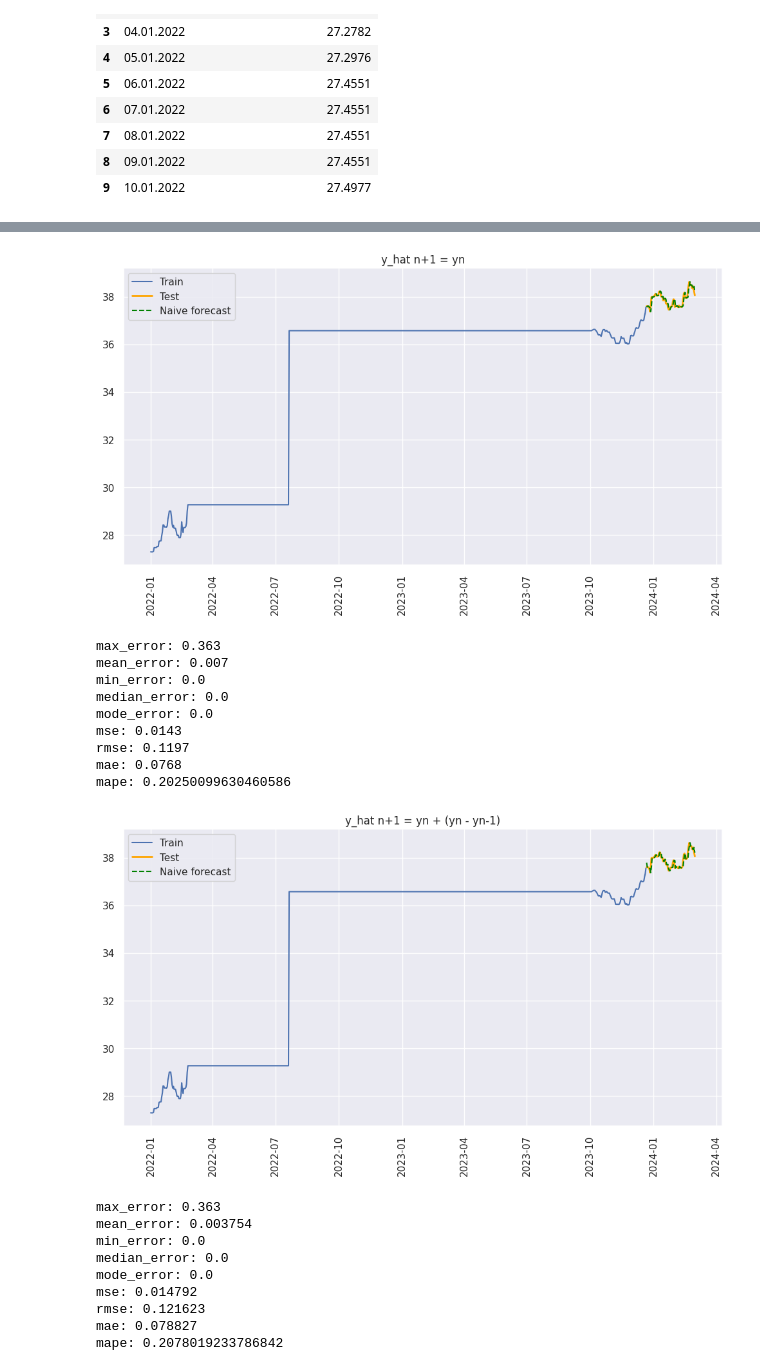
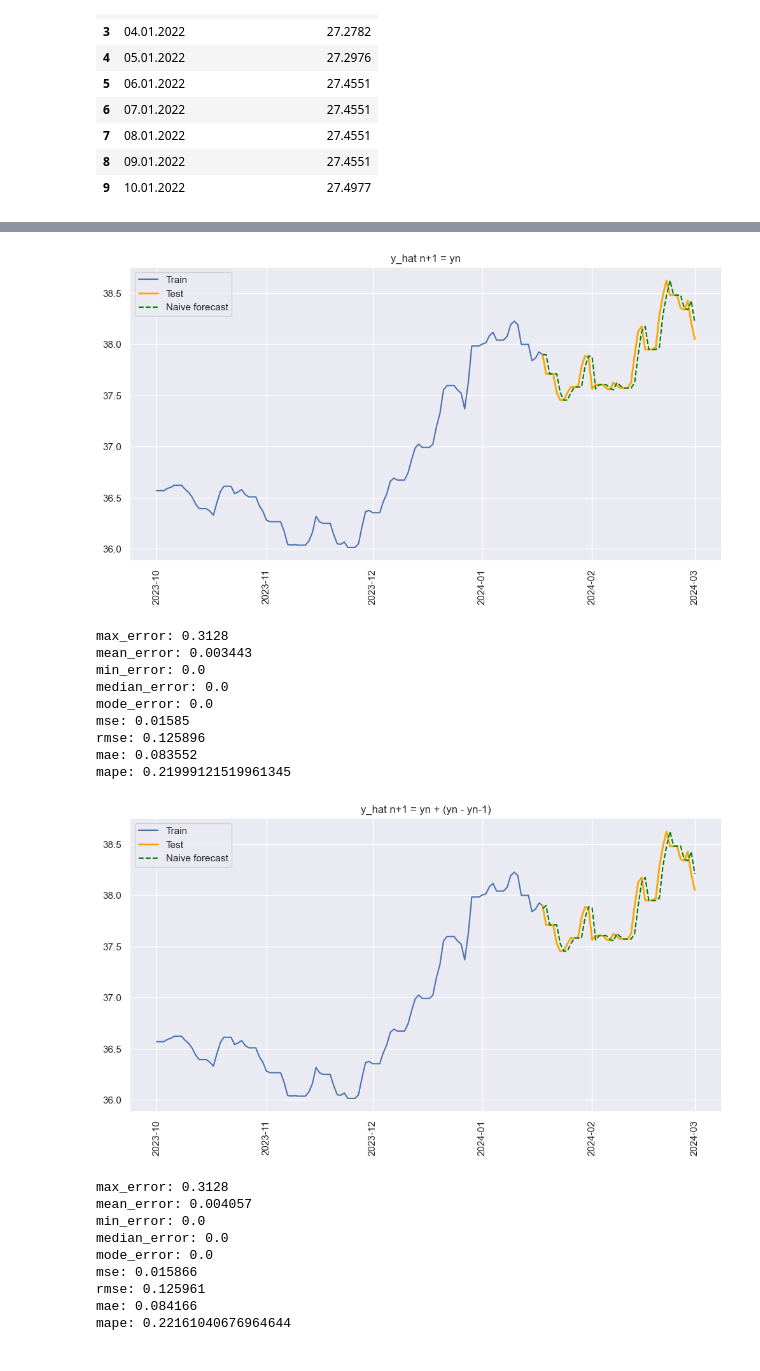
Before and after one commit to 4gn5t/DataAnalysis, a Jupyter notebook: lab7/main.ipynb, the cells around one changed output, grey strips where cells are left out. Drawn from its saved outputs; the diff is of its cells as text; code cells hidden in the pictures.

```diff
--- a/lab7/main.ipynb
+++ b/lab7/main.ipynb
@@ -52,9 +52,13 @@ _data[['Дата', 'Офіційний курс гривні, грн']].head(10)
 | 8 | 09.01.2022 | 27.4551 |
 | 9 | 10.01.2022 | 27.4977 |
 # %%
-date = _data['Дата'].to_numpy()
-value = _data['Офіційний курс гривні, грн'].to_numpy()
+mask = pd.to_datetime(_data['Дата'], format='%d.%m.%Y') >= pd.to_datetime('01.10.2023', format='%d.%m.%Y')
+_data_filtered = _data[mask]
+
+date = _data_filtered['Дата'].to_numpy()
+value = _data_filtered['Офіційний курс гривні, грн'].to_numpy()
 date = pd.to_datetime(date, format='%d.%m.%Y')
+
 
 sns.set_theme(style="darkgrid")
 plt.figure(figsize=(15, 8))
@@ -71,7 +75,7 @@ plt.show()
 # %%
-train_len = 720
-train = _data.iloc[:train_len].copy()
-test = _data.iloc[train_len:].copy()
+train_len = 110
+train = _data_filtered.iloc[:train_len].copy()
+test = _data_filtered.iloc[train_len-1:].copy()
 
 train['Дата'] = pd.to_datetime(train['Дата'], format='%d.%m.%Y')
 test['Дата'] = pd.to_datetime(test['Дата'], format='%d.%m.%Y')
@@ -96,14 +100,14 @@ plt.show()
 def calculation_statistic_error(y_true, y_pred):
     errors = y_true - y_pred
     return {
-        'max_error': np.max(np.abs(errors)).round(4),
-        'mean_error': np.mean(errors).round(4),
-        'min_error': np.min(np.abs(errors)).round(4),
-        'median_error': np.median(errors).round(4),
-        'mode_error': stats.mode(errors, keepdims=True)[0][0].round(4),
-        'mse': np.mean(errors**2).round(4),
-        'rmse': np.sqrt(np.mean(errors**2)).round(4),
-        'mae': np.mean(np.abs(errors)).round(4),
+        'max_error': np.max(np.abs(errors)).round(6),
+        'mean_error': np.mean(errors).round(6),
+        'min_error': np.min(np.abs(errors)).round(6),
+        'median_error': np.median(errors).round(6),
+        'mode_error': stats.mode(errors, keepdims=True)[0][0].round(6),
+        'mse': np.mean(errors**2).round(6),
+        'rmse': np.sqrt(np.mean(errors**2)).round(6),
+        'mae': np.mean(np.abs(errors)).round(6),
         'mape': np.mean(np.abs(errors / y_true)) * 100,
     }
 
@@ -115,20 +119,20 @@ errors = calculation_statistic_error(
 for metric, value in errors.items():
     print(f'{metric}: {value}')
 # %% [output]
-[figure, old version]
+[figure, new version]
-max_error: 0.363
-mean_error: 0.007
+max_error: 0.3128
+mean_error: 0.003443
 min_error: 0.0
 median_error: 0.0
 mode_error: 0.0
-mse: 0.0143
-rmse: 0.1197
-mae: 0.0768
-mape: 0.20250099630460586
+mse: 0.01585
+rmse: 0.125896
+mae: 0.083552
+mape: 0.21999121519961345
 # %%
-train_len = 720
-train = _data.iloc[:train_len].copy()
-test = _data.iloc[train_len:].copy()
+train_len = 110
+train = _data_filtered.iloc[:train_len].copy()
+test = _data_filtered.iloc[train_len-1:].copy()
 
 train['Дата'] = pd.to_datetime(train['Дата'], format='%d.%m.%Y')
 test['Дата'] = pd.to_datetime(test['Дата'], format='%d.%m.%Y')
@@ -145,41 +149,41 @@ plt.plot(train['Дата'], train['Офіційний курс гривні, г
 plt.plot(test['Дата'], test['Офіційний курс гривні, грн'], label='Test', color='orange', linewidth=2)
 plt.plot(y_hat_naive['Дата'], y_hat_naive['naive_forecast'], label='Naive forecast', color='green', linestyle='--')
 plt.legend()
 plt.title('y_hat n+1 = yn + (yn - yn-1)')
 plt.xticks(rotation=90)
 plt.grid(True)
 plt.show()
 
 def calculation_statistic_error(y_true, y_pred):
     errors = y_true - y_pred
     return {
         'max_error': np.max(np.abs(errors)).round(6),
         'mean_error': np.mean(errors).round(6),
         'min_error': np.min(np.abs(errors)).round(6),
         'median_error': np.median(errors).round(6),
         'mode_error': stats.mode(errors, keepdims=True)[0][0].round(6),
         'mse': np.mean(errors**2).round(6),
         'rmse': np.sqrt(np.mean(errors**2)).round(6),
         'mae': np.mean(np.abs(errors)).round(6),
         'mape': np.mean(np.abs(errors / y_true)) * 100,
     }
 
 errors = calculation_statistic_error(
     test['Офіційний курс гривні, грн'],
     y_hat_naive['naive_forecast']
 )
 
 for metric, value in errors.items():
     print(f'{metric}: {value}')
 # %% [output]
-[figure, old version]
+[figure, new version]
-max_error: 0.363
-mean_error: 0.003754
+max_error: 0.3128
+mean_error: 0.004057
 min_error: 0.0
 median_error: 0.0
 mode_error: 0.0
-mse: 0.014792
-rmse: 0.121623
-mae: 0.078827
-mape: 0.2078019233786842
+mse: 0.015866
+rmse: 0.125961
+mae: 0.084166
+mape: 0.22161040676964644
 # %%
```
Also changed, not shown: parts of 8 cells of this notebook.
